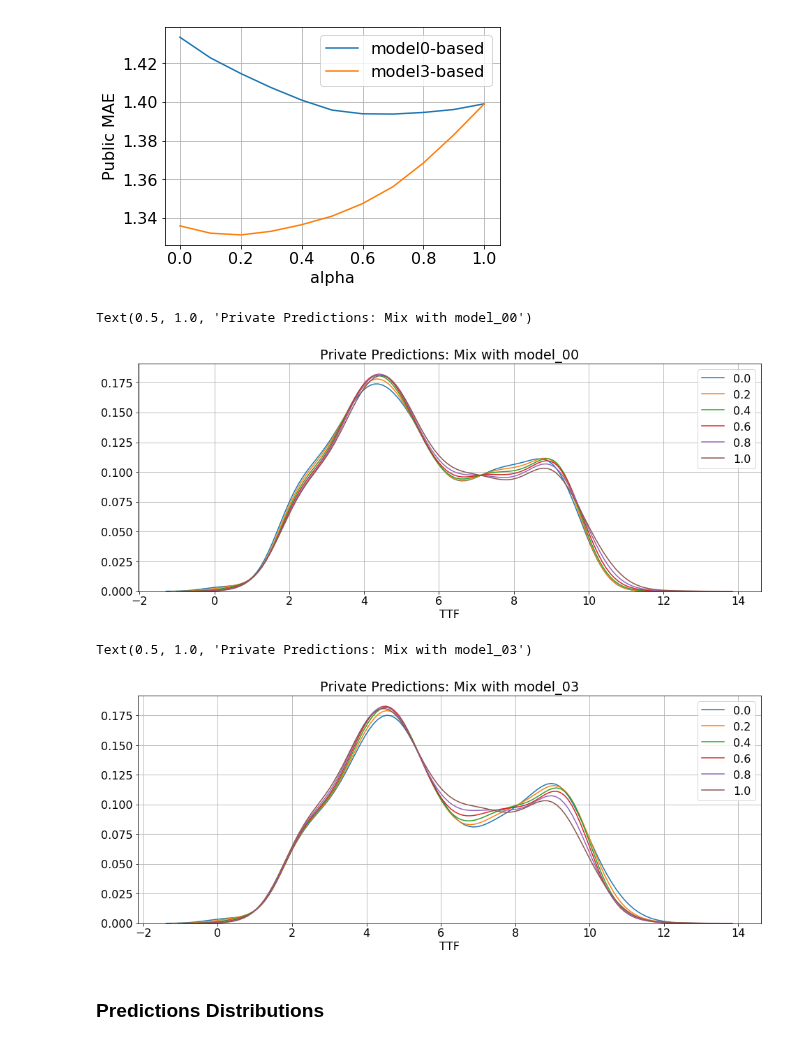
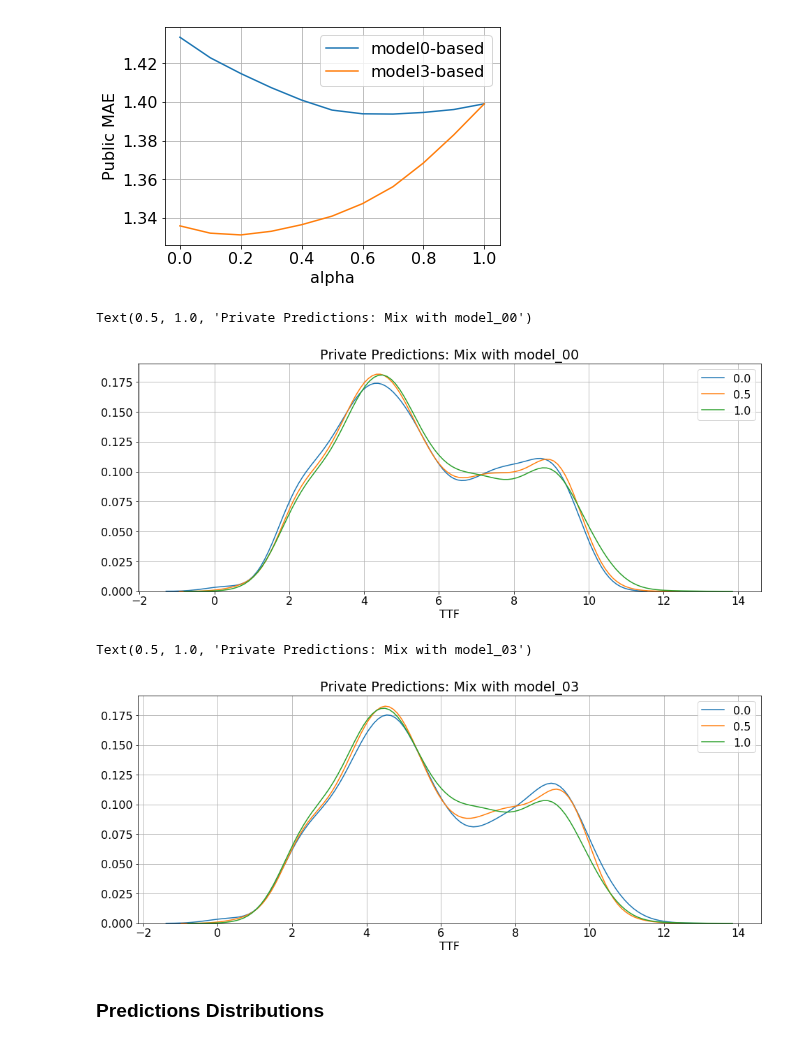
Before and after one commit to ido90/Earthquakes, a Jupyter notebook: Features Analysis/final_models_analysis.ipynb, the cells around one changed output. Drawn from its saved outputs; the diff is of its cells as text; code cells hidden in the pictures.

```diff
--- a/Features Analysis/final_models_analysis.ipynb
+++ b/Features Analysis/final_models_analysis.ipynb
@@ -69,9 +74,9 @@ PREDS = Path('final_versions')
 # public test segments indices
 public_ids = np.load('is_public.npy')>0.5 # array of T/F
 # out-of-sample train set predictions
-p_train = pd.DataFrame({f'model_{i:02d}':np.load(PREDS/f'train-{i:02d}.npy') for i in range(4)})
+p_train = pd.DataFrame({f'model_{i:02d}':np.load(PREDS/f'train-{i:02d}.npy') for i in range(5)})
 # test set predictions
-p_test = pd.DataFrame({f'model_{i:02d}':np.load(PREDS/f'predictions-{i:02d}.npy') for i in range(4)})
+p_test = pd.DataFrame({f'model_{i:02d}':np.load(PREDS/f'predictions-{i:02d}.npy') for i in range(5)})
 # test ttf reference ( = currently best submission)
 test_ref = pd.read_csv('test_ref.csv').time_to_failure.values # array of estimated test ttf
 # %%
@@ -221,24 +227,24 @@ mix
 [figure]
 # %%
 plt.figure(figsize=(16,6))
-for a in [0,0.2,0.4,0.6,0.8,1]:
+for a in [0,0.5,1]:
     sns.distplot((1-a)*p_private['model_00']+a*p_private.anton, hist=False, ax=None, label=f'{a:.1f}')
 plt.grid()
 plt.xlabel('TTF')
 plt.title('Private Predictions: Mix with model_00')
 # %% [output]
 Text(0.5, 1.0, 'Private Predictions: Mix with model_00')
-[figure, old version]
+[figure, new version]
 # %%
 plt.figure(figsize=(16,6))
-for a in [0,0.2,0.4,0.6,0.8,1]:
+for a in [0,0.5,1]:
     sns.distplot((1-a)*p_private['model_03']+a*p_private.anton, hist=False, ax=None, label=f'{a:.1f}')
 plt.grid()
 plt.xlabel('TTF')
 plt.title('Private Predictions: Mix with model_03')
 # %% [output]
 Text(0.5, 1.0, 'Private Predictions: Mix with model_03')
-[figure, old version]
+[figure, new version]
 # %% [markdown]
 ### Predictions Distributions
 # %%
```
Also changed, not shown: parts of 23 cells of this notebook.
